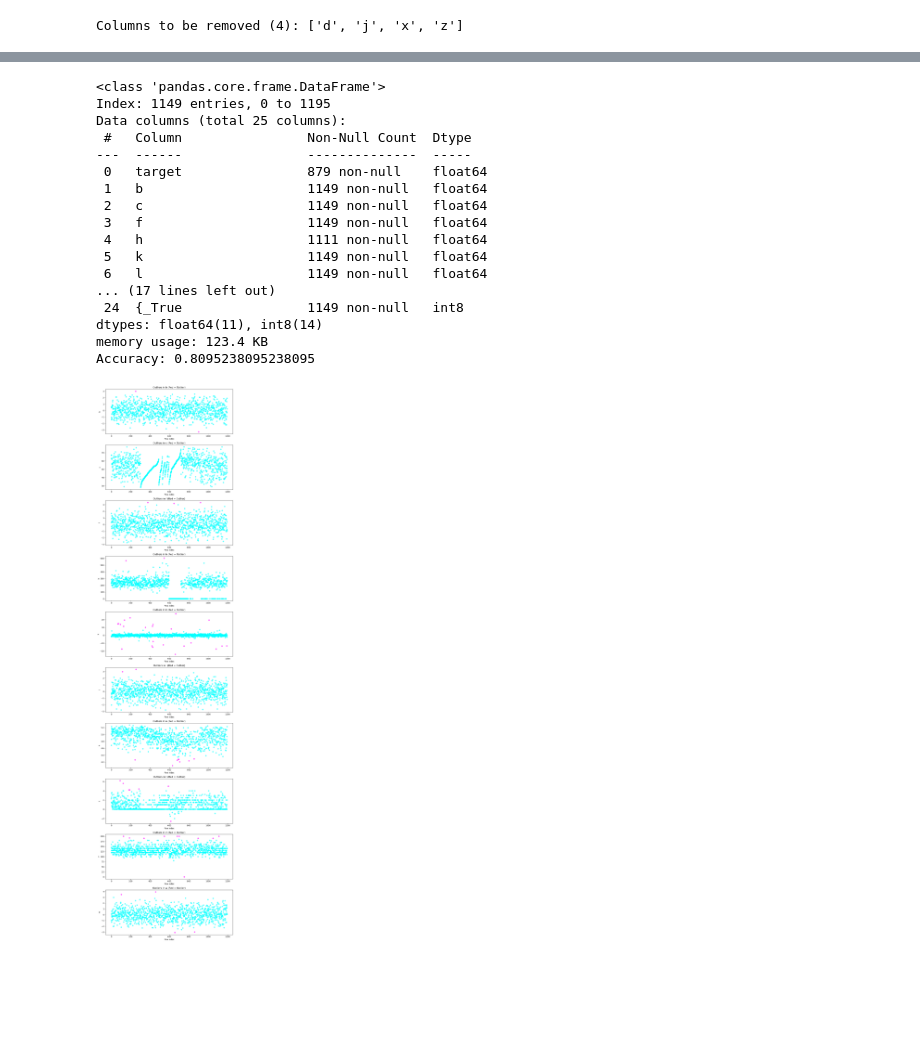
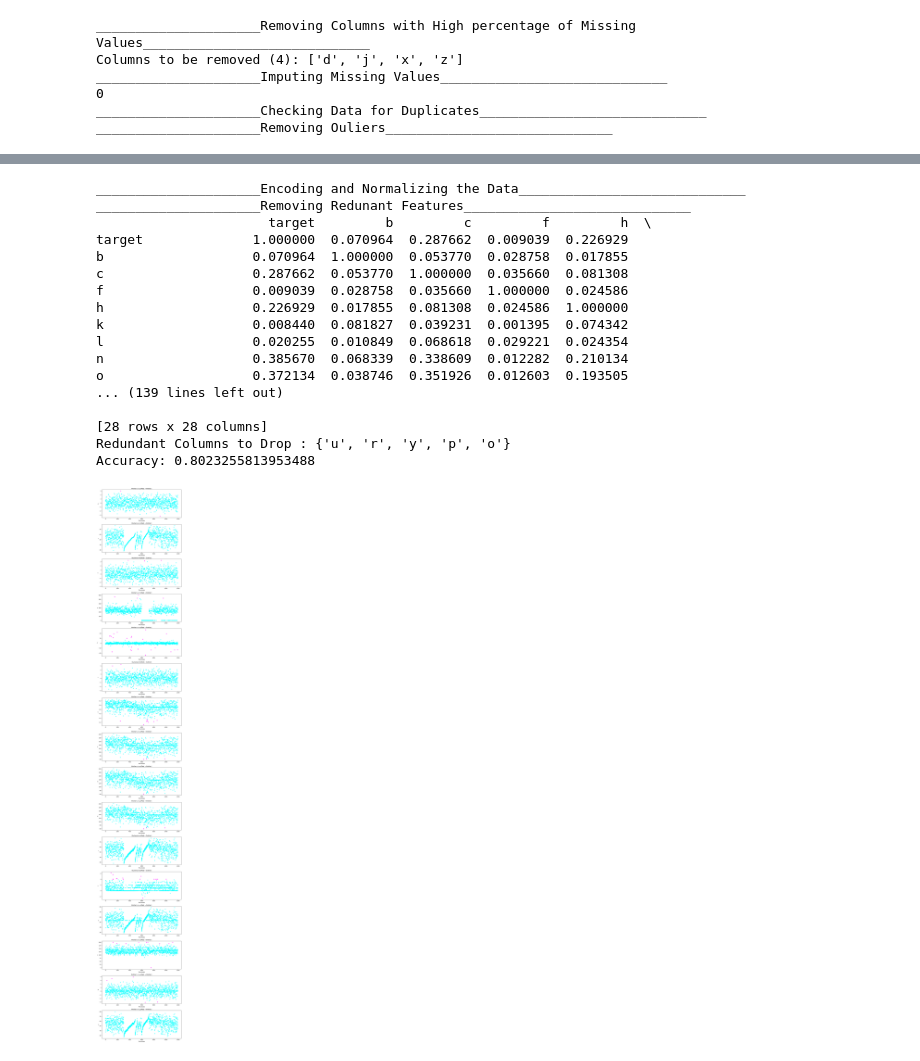
Before and after one commit to codewithprags/BINF-5007-Materials, a Jupyter notebook: Assignment 1/Scripts/main.ipynb, the cells around one changed output, grey strips where cells are left out. Drawn from its saved outputs; the diff is of its cells as text; code cells hidden in the pictures; blank space fills up the shorter version.

Commit message:
assignment1 final touches , it barely works sadge

```diff
--- a/Assignment 1/Scripts/main.ipynb
+++ b/Assignment 1/Scripts/main.ipynb
@@ -6,7 +6,7 @@ from sklearn.linear_model import LogisticRegression
 from sklearn.metrics import accuracy_score
 
 # 1. Load the dataset
-messy_data = pd.read_csv('../Data/messy_data.csv')
+messy_data = pd.read_csv('D:/VSCode ProjectsRepos/BINF-5007-Materials/Assignment 1/Data/messy_data.csv')
 clean_data = messy_data.copy()
 #clean_data.info()
 
@@ -14,15 +14,19 @@ clean_data = messy_data.copy()
 # 2. Preprocess the data
 
 
-clean_data = dp.remove_duplicates(clean_data)
+
 clean_data = dp.remove_cols_percent_missing(clean_data, percent_missing= 50)
 clean_data = dp.impute_missing_values(clean_data, strategy='mean')
-clean_data = dp.remove_redundant_features(clean_data)
+
+clean_data = dp.remove_duplicates(clean_data)
 clean_data = dp.remove_outliers(clean_data)
 clean_data = dp.normalize_data(clean_data)
+clean_data = dp.remove_redundant_features(clean_data)
 
 
-clean_data.info()
+
+
+
 
 # 3. Save the cleaned dataset
 clean_data.to_csv('../Data/clean_data.csv', index=False)
@@ -30,7 +34,12 @@ clean_data.to_csv('../Data/clean_data.csv', index=False)
 # 4. Train and evaluate the model
 dp.simple_model(clean_data)
 # %% [output]
+_____________________Removing Columns with High percentage of Missing Values_____________________________
 Columns to be removed (4): ['d', 'j', 'x', 'z']
+_____________________Imputing Missing Values_____________________________
+0
+_____________________Checking Data for Duplicates_____________________________
+_____________________Removing Ouliers_____________________________
 The behavior will change in pandas 3.0. This inplace method will never work because the intermediate object on which we are setting values always behaves as a copy.
 
 For example, when doing 'df[col].method(value, inplace=True)', try using 'df.method({col: value}, inplace=True)' or df[col] = df[col].method(value) instead, to perform the operation inplace on the ori ...
@@ -40,18 +55,18 @@ For example, when doing 'df[col].method(value, inplace=True)', try using 'df.met
-<class 'pandas.core.frame.DataFrame'>
-Index: 1149 entries, 0 to 1195
-Data columns (total 25 columns):
- #   Column                Non-Null Count  Dtype
----  ------                --------------  -----
- 0   target                879 non-null    float64
- 1   b                     1149 non-null   float64
- 2   c                     1149 non-null   float64
- 3   f                     1149 non-null   float64
- 4   h                     1111 non-null   float64
- 5   k                     1149 non-null   float64
- 6   l                     1149 non-null   float64
-... (17 lines left out)
- 24  {_True                1149 non-null   int8
-dtypes: float64(11), int8(14)
-memory usage: 123.4 KB
-Accuracy: 0.8095238095238095
+_____________________Encoding and Normalizing the Data_____________________________
+_____________________Removing Redunant Features_____________________________
+                      target         b         c         f         h  \
+target              1.000000  0.070964  0.287662  0.009039  0.226929
+b                   0.070964  1.000000  0.053770  0.028758  0.017855
+c                   0.287662  0.053770  1.000000  0.035660  0.081308
+f                   0.009039  0.028758  0.035660  1.000000  0.024586
+h                   0.226929  0.017855  0.081308  0.024586  1.000000
+k                   0.008440  0.081827  0.039231  0.001395  0.074342
+l                   0.020255  0.010849  0.068618  0.029221  0.024354
+n                   0.385670  0.068339  0.338609  0.012282  0.210134
+o                   0.372134  0.038746  0.351926  0.012603  0.193505
+... (139 lines left out)
+
+[28 rows x 28 columns]
+Redundant Columns to Drop : {'u', 'r', 'y', 'p', 'o'}
+Accuracy: 0.8023255813953488
-[figure, old version]
+[figure, new version]
```
Also changed, not shown: parts of 2 cells of this notebook, 4 other files.
